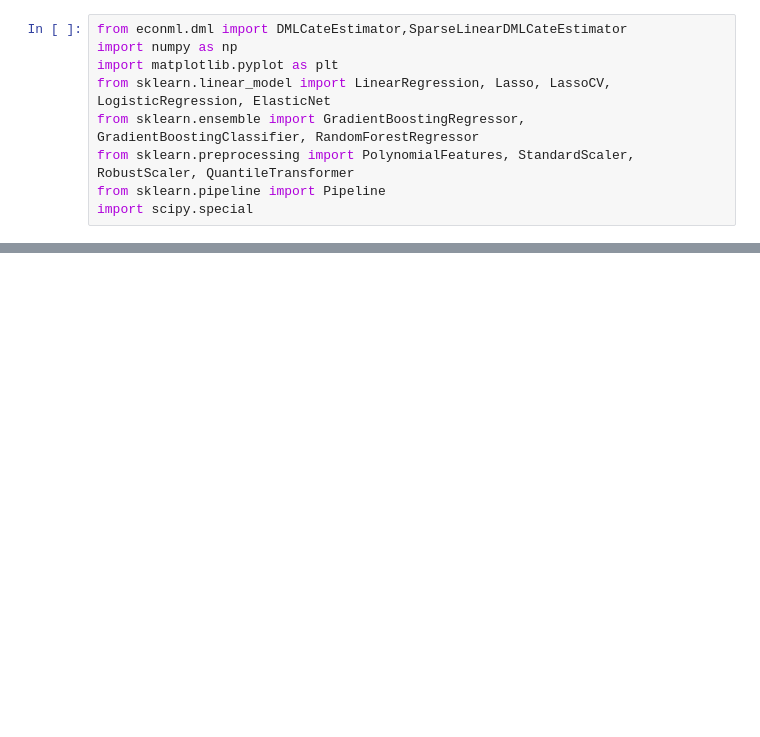
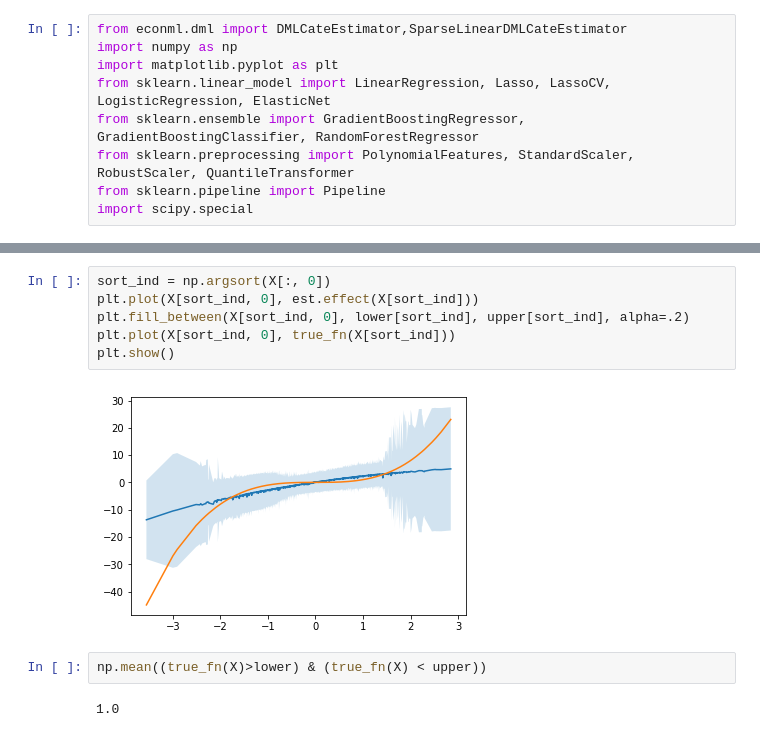
Before and after one commit to LeandroZipitria/EconML, a Jupyter notebook: notebooks/DML_Conformal.ipynb, the cells around one changed output, grey strips where cells are left out. Drawn from its saved outputs; the diff is of its cells as text; blank space fills up the shorter version.

```diff
--- a/notebooks/DML_Conformal.ipynb
+++ b/notebooks/DML_Conformal.ipynb
@@ -44,0 +51,12 @@ upper[0]
+# %%
+sort_ind = np.argsort(X[:, 0])
+plt.plot(X[sort_ind, 0], est.effect(X[sort_ind]))
+plt.fill_between(X[sort_ind, 0], lower[sort_ind], upper[sort_ind], alpha=.2)
+plt.plot(X[sort_ind, 0], true_fn(X[sort_ind]))
+plt.show()
+# %% [output]
+[figure, added]
+# %%
+np.mean((true_fn(X)>lower) & (true_fn(X) < upper))
+# %% [output]
+1.0
```
Also changed, not shown: parts of 9 cells of this notebook, 1 other file.
